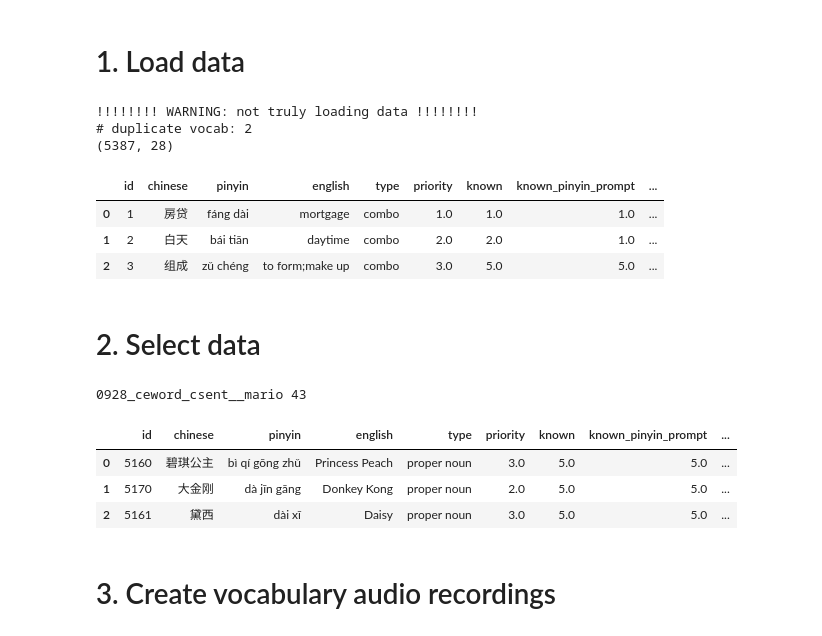
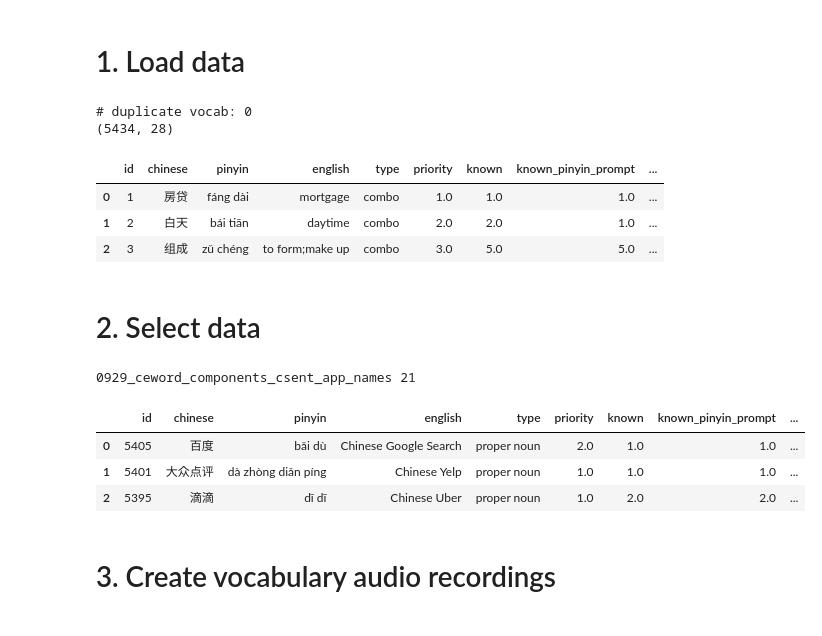
Before and after one commit to srcole/my_mandarin_database, a Jupyter notebook: generate_video.ipynb, the cells around one changed output. Cells and saved outputs as stored; diff of their text form; code cells hidden in the pictures.

```diff
--- a/generate_video.ipynb
+++ b/generate_video.ipynb
@@ -39,22 +39,22 @@ subtitle_text_configs['font'] = ImageFont.truetype(subtitle_text_configs['font_n
 pd.options.display.max_columns = 100
 pd.options.display.max_rows = 130
 # %%
-truly_load_data = False
-to_delete = False
+truly_load_data = True
+to_delete = True
 # %% [markdown]
 # 0. Create dataframe of settings
 # %%
 # Create settings df
-df_all_recordings_tomake = fill_default_settings(data_settings)
-rrow = df_all_recordings_tomake.loc[0]
+data_settings = fill_default_settings(data_settings)
+rrow = data_settings
 
 # Create folder for non-audio recordings for this project
-project_artifacts_folder = f"{output_path}/{rrow['recording_name']}"
+project_artifacts_folder = f"{output_path}/{data_settings['recording_name']}"
 
 # Create folder if not exists, and delete previous files if desired
 if not os.path.exists(project_artifacts_folder):
     os.mkdir(project_artifacts_folder)
 if to_delete:
-    delete_previous_attempt_files(project_artifacts_folder, to_delete=to_delete)
-df_all_recordings_tomake
+    delete_previous_attempt_files(project_artifacts_folder)
+data_settings
 # %% [output]
@@ -75,9 +90,8 @@ print(f'# duplicate vocab: {len(df_dups)}')
 print(df_all_vocab.shape)
 df_all_vocab.head(3)
 # %% [output]
-!!!!!!!! WARNING: not truly loading data !!!!!!!!
-# duplicate vocab: 2
-(5387, 28)
+# duplicate vocab: 0
+(5434, 28)
 |  | id | chinese | pinyin | english | type | priority | known | known_pinyin_prompt | ... |
 | 0 | 1 | 房贷 | fáng dài | mortgage | combo | 1.0 | 1.0 | 1.0 | ... |
 | 1 | 2 | 白天 | bái tiān | daytime | combo | 2.0 | 2.0 | 1.0 | ... |
@@ -85,19 +99,16 @@ df_all_vocab.head(3)
 # %% [markdown]
 # 2. Select data
 # %%
-dfs_vocab_lists = {}
-n_vocab_by_recording = {}
-dfs_vocab_lists[rrow['recording_name']] = filter_df_to_vocab_of_interest(df_all_vocab, rrow)
-n_vocab_by_recording[rrow['recording_name']] = len(dfs_vocab_lists[rrow['recording_name']])
-print(rrow['recording_name'], n_vocab_by_recording[rrow['recording_name']])
-
-dfs_vocab_lists[rrow['recording_name']].head(3)
+df_vocab_lists = filter_df_to_vocab_of_interest(df_all_vocab, data_settings)
+n_vocab = len(df_vocab_lists)
+print(data_settings['recording_name'], n_vocab)
+df_vocab_lists.head(3)
 # %% [output]
-0928_ceword_csent__mario 43
+0929_ceword_components_csent_app_names 21
 |  | id | chinese | pinyin | english | type | priority | known | known_pinyin_prompt | ... |
-| 0 | 5160 | 碧琪公主 | bì qí gōng zhǔ | Princess Peach | proper noun | 3.0 | 5.0 | 5.0 | ... |
-| 1 | 5170 | 大金刚 | dà jīn gāng | Donkey Kong | proper noun | 2.0 | 5.0 | 5.0 | ... |
-| 2 | 5161 | 黛西 | dài xī | Daisy | proper noun | 3.0 | 5.0 | 5.0 | ... |
+| 0 | 5405 | 百度 | bǎi dù | Chinese Google Search | proper noun | 2.0 | 1.0 | 1.0 | ... |
+| 1 | 5401 | 大众点评 | dà zhòng diǎn píng | Chinese Yelp | proper noun | 1.0 | 1.0 | 1.0 | ... |
+| 2 | 5395 | 滴滴 | dī dī | Chinese Uber | proper noun | 1.0 | 2.0 | 2.0 | ... |
 # %% [markdown]
 # 3. Create vocabulary audio recordings
 # %%
```
Also changed, not shown: parts of 13 cells of this notebook, 4 other files.
